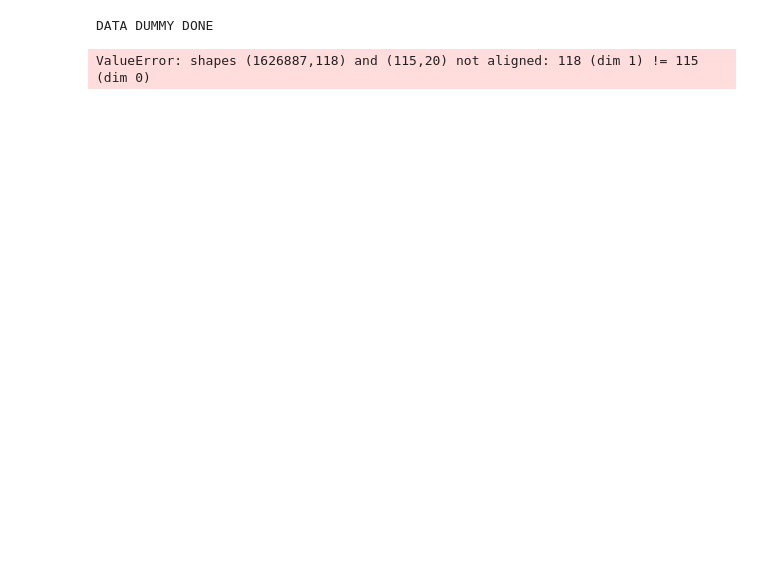
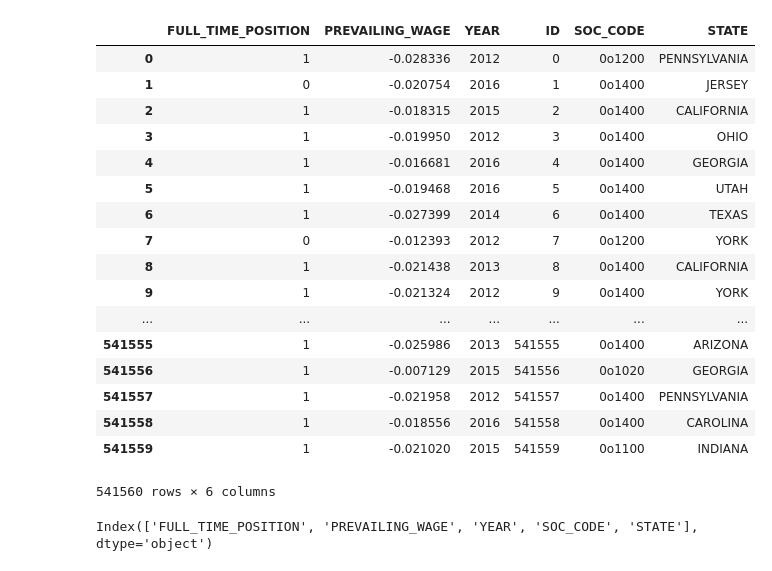
Before and after one commit to Ryulth/H1B_Visa_prediction_kaggle, a Jupyter notebook: model_pridict.ipynb, the cells around one changed output. Saved outputs shown, nothing was run; the diff lists cells and outputs as text; code cells hidden in the pictures; blank space fills up the shorter version.

```diff
--- a/model_pridict.ipynb
+++ b/model_pridict.ipynb
@@ -11,6 +11,5 @@ import sklearn.metrics as metrics
 from sklearn.externals import joblib
 # %%
 file_path='./datas/'
-file_name=file_path+"h1b_test_preprocessing.csv"
+file_name=file_path+"h1b_test_final_data_ry.csv"
 df_test_no_ylabel=pd.read_csv(file_name,keep_default_na=False)
-temp=pd.read_csv('./datas/h1b_test_no_ylabel.csv')
@@ -20,9 +16,21 @@ mlp_model=joblib.load(file_name)
-# %%
-df_test_dummy=pd.get_dummies(df_test_no_ylabel,columns=['YEAR', 'SOC_CODE', 'STATE','WAGE_CATEGORY'])
-print("DATA DUMMY DONE")
-# %% [output]
-DATA DUMMY DONE
-# %%
-y_pred_mlp=mlp_model.predict(X)
-# %% [output]
-ValueError: shapes (1626887,118) and (115,20) not aligned: 118 (dim 1) != 115 (dim 0)
+# %%
+df_test_no_ylabel
+# %% [output]
+|  | FULL_TIME_POSITION | PREVAILING_WAGE | YEAR | ID | SOC_CODE | STATE |
+| 0 | 1 | -0.028336 | 2012 | 0 | 0o1200 | PENNSYLVANIA |
+| 1 | 0 | -0.020754 | 2016 | 1 | 0o1400 | JERSEY |
+| 2 | 1 | -0.018315 | 2015 | 2 | 0o1400 | CALIFORNIA |
+| 3 | 1 | -0.019950 | 2012 | 3 | 0o1400 | OHIO |
+| 4 | 1 | -0.016681 | 2016 | 4 | 0o1400 | GEORGIA |
+| 5 | 1 | -0.019468 | 2016 | 5 | 0o1400 | UTAH |
+| 6 | 1 | -0.027399 | 2014 | 6 | 0o1400 | TEXAS |
+| 7 | 0 | -0.012393 | 2012 | 7 | 0o1200 | YORK |
+| 8 | 1 | -0.021438 | 2013 | 8 | 0o1400 | CALIFORNIA |
+| 9 | 1 | -0.021324 | 2012 | 9 | 0o1400 | YORK |
+| ... | ... | ... | ... | ... | ... | ... |
+| 541555 | 1 | -0.025986 | 2013 | 541555 | 0o1400 | ARIZONA |
+| 541556 | 1 | -0.007129 | 2015 | 541556 | 0o1020 | GEORGIA |
+| 541557 | 1 | -0.021958 | 2012 | 541557 | 0o1400 | PENNSYLVANIA |
+| 541558 | 1 | -0.018556 | 2016 | 541558 | 0o1400 | CAROLINA |
+| 541559 | 1 | -0.021020 | 2015 | 541559 | 0o1100 | INDIANA |
+541560 rows × 6 columns
@@ -28,0 +40,4 @@ ValueError: shapes (1626887,118) and (115,20) not aligned: 118 (dim 1) != 115 (d
+# %%
+df_test.columns
+# %% [output]
+Index(['FULL_TIME_POSITION', 'PREVAILING_WAGE', 'YEAR', 'SOC_CODE', 'STATE'], dtype='object')
```
Also changed, not shown: parts of 22 cells of this notebook, 8 other files.
